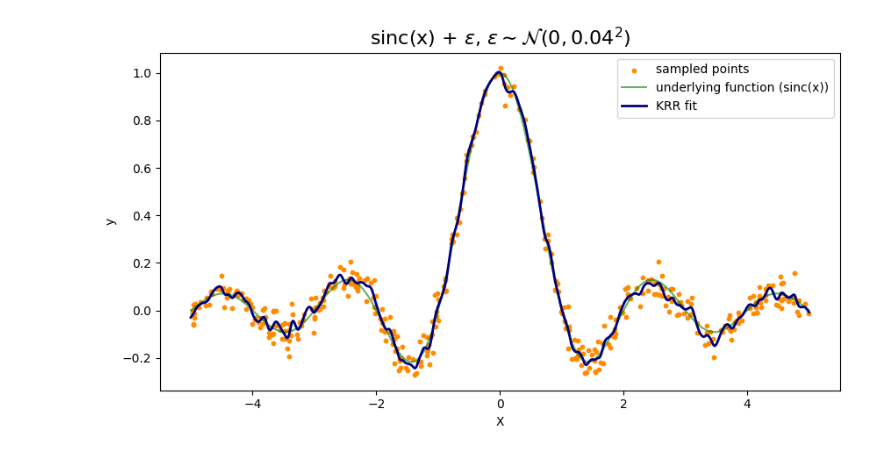
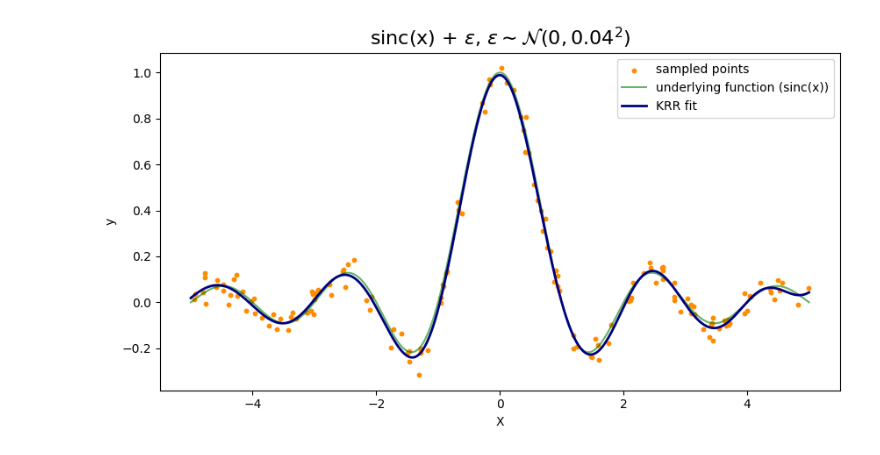
Before and after one commit to danehuang/softki, a Jupyter notebook: chris_notebooks/2_KRR.ipynb, the cells around one changed output. Saved outputs shown, nothing was run; the diff lists cells and outputs as text; code cells hidden in the pictures.

```diff
--- a/chris_notebooks/2_KRR.ipynb
+++ b/chris_notebooks/2_KRR.ipynb
@@ -20,7 +22,7 @@ def underlying_function(X):
     noise = noise_std * torch.randn_like(X)
     return base_function + noise
 
-n_samples = 400
+n_samples = 150
 
 train_data = torch.sort(10 * torch.rand(n_samples, 1) - 5)[0]
 train_labels = underlying_function(train_data)
@@ -61,32 +65,32 @@ class KernelRidgeRegression:
     def __init__(self, _lambda=1.0, lengthscale=0.1, kernel=None, dtype=torch.float32):
         self._lambda = _lambda
         self.kernel = kernel(nu=1.5, lengthscale=lengthscale)
         self.dtype = dtype
 
     def fit(self, X, y):
         self.X_train = X.to(self.dtype)
         y = y.to(self.dtype)
         K = self.kernel(X, X).to(self.dtype)
         n = K.shape[0]
         self.alpha_vector = torch.linalg.solve(K + self._lambda * n * torch.eye(n, dtype=self.dtype), y)
 
     def predict(self, X):
         K = self.kernel(X.to(self.dtype), self.X_train).to(self.dtype)
         return torch.matmul(K, self.alpha_vector)
 
-krr = KernelRidgeRegression(_lambda=_lambda, lengthscale=lengthscale, kernel=MaternKernel, dtype=global_dtype)
+krr = KernelRidgeRegression(_lambda=_lambda, lengthscale=lengthscale, kernel=RBFKernel, dtype=global_dtype)
 krr.fit(train_data, train_labels)
 Krr_preds = krr.predict(test_data)
 Krr_preds = Krr_preds.detach().numpy()
 
 plt.figure(figsize=(10, 5))
 plt.scatter(train_data.numpy(), train_labels.numpy(), color='darkorange', s=10, label='sampled points')
 plt.plot(test_data.numpy(), test_labels.numpy(), color='green', alpha=0.6, label='underlying function (sinc(x))')
 plt.plot(test_data.numpy(), Krr_preds, color='navy', lw=2, label='KRR fit')
 plt.xlabel('X')
 plt.ylabel('y')
 plt.title(r'sinc(x) + $\epsilon$, $\epsilon \sim \mathcal{N}(0, 0.04^2)$', fontsize=16)
 plt.legend()
 plt.show()
 # %% [output]
-[figure, old version]
+[figure, new version]
```
Also changed, not shown: parts of 5 cells of this notebook, 1 other file.
